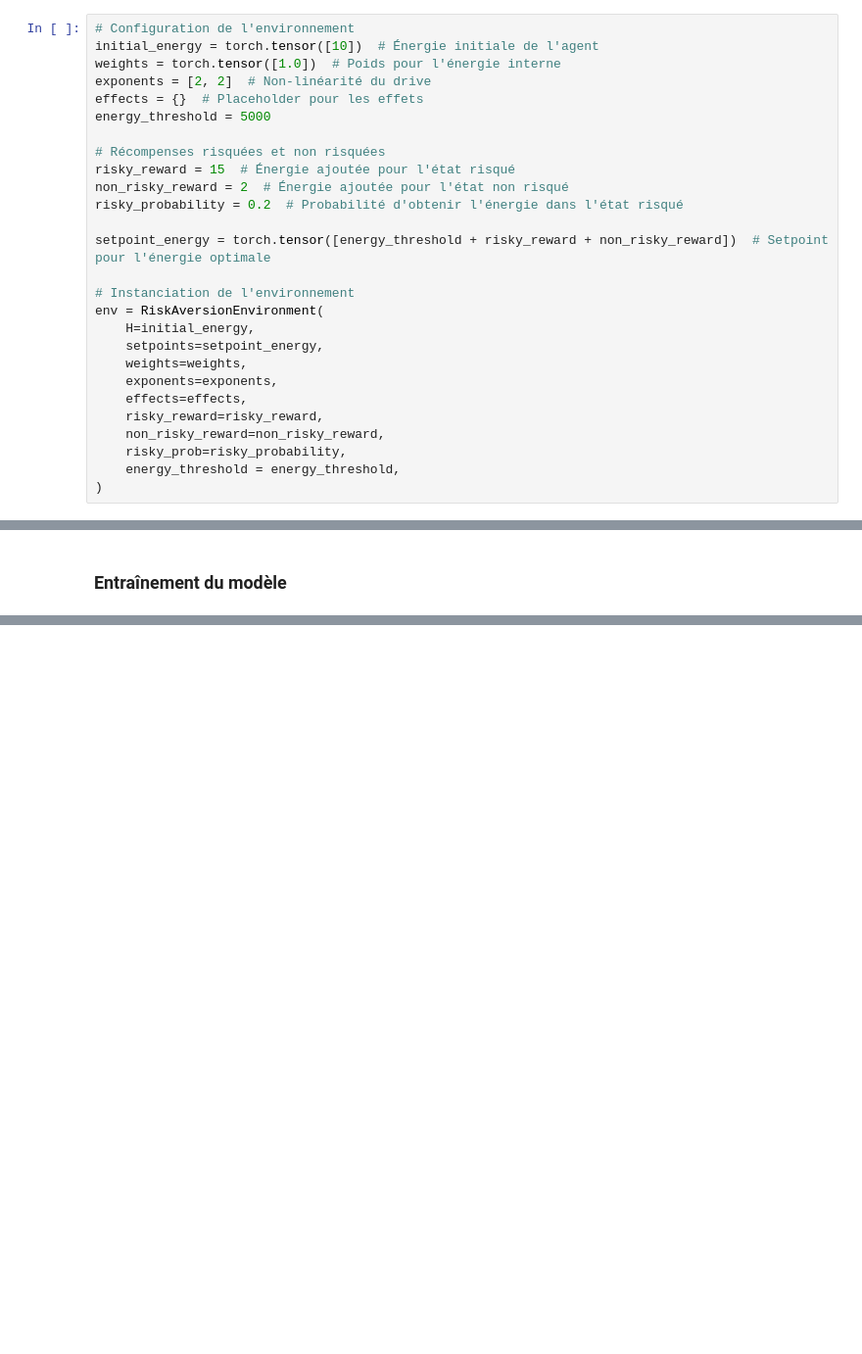
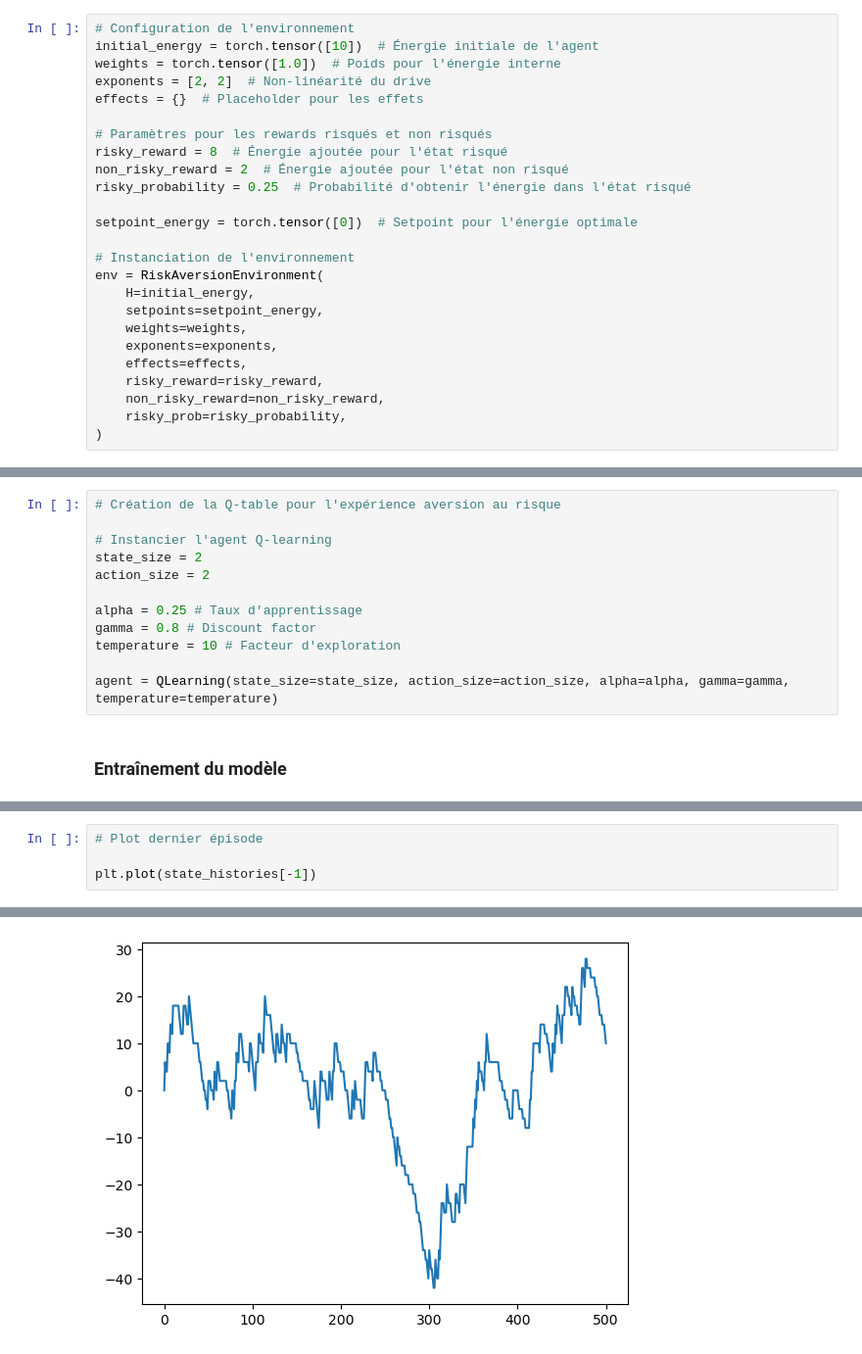
Before and after one commit to TsunomakiWatamelon/Homeostatic-Reinforcement-Learning, a Jupyter notebook: src/experiments/risk_aversion.ipynb, the cells around one changed output, grey strips where cells are left out. Shown: that part at 98% size. Saved outputs shown, nothing was run; the diff lists cells and outputs as text; blank space fills up the shorter version.

Commit message:
functional risk aversion env and exp

```diff
--- a/src/experiments/risk_aversion.ipynb
+++ b/src/experiments/risk_aversion.ipynb
@@ -26,14 +23,13 @@ initial_energy = torch.tensor([10])  # Énergie initiale de l'agent
 weights = torch.tensor([1.0])  # Poids pour l'énergie interne
 exponents = [2, 2]  # Non-linéarité du drive
 effects = {}  # Placeholder pour les effets
-energy_threshold = 5000
 
-# Récompenses risquées et non risquées
-risky_reward = 15  # Énergie ajoutée pour l'état risqué
+# Paramètres pour les rewards risqués et non risqués
+risky_reward = 8  # Énergie ajoutée pour l'état risqué
 non_risky_reward = 2  # Énergie ajoutée pour l'état non risqué
-risky_probability = 0.2  # Probabilité d'obtenir l'énergie dans l'état risqué
+risky_probability = 0.25  # Probabilité d'obtenir l'énergie dans l'état risqué
 
-setpoint_energy = torch.tensor([energy_threshold + risky_reward + non_risky_reward])  # Setpoint pour l'énergie optimale
+setpoint_energy = torch.tensor([0])  # Setpoint pour l'énergie optimale
 
 # Instanciation de l'environnement
 env = RiskAversionEnvironment(
@@ -45,7 +41,6 @@ env = RiskAversionEnvironment(
     risky_reward=risky_reward,
     non_risky_reward=non_risky_reward,
     risky_prob=risky_probability,
-    energy_threshold = energy_threshold,
 )
 # %% [markdown]
 ### Configuration de l'agent
@@ -75,3 +47,15 @@ agent = QLearning(state_size=state_size, action_size=action_size, alpha=alpha, g
+# %%
+# Création de la Q-table pour l'expérience aversion au risque
+
+# Instancier l'agent Q-learning
+state_size = 2
+action_size = 2
+
+alpha = 0.25 # Taux d'apprentissage
+gamma = 0.8 # Discount factor
+temperature = 10 # Facteur d'exploration
+
+agent = QLearning(state_size=state_size, action_size=action_size, alpha=alpha, gamma=gamma, temperature=temperature)
 # %% [markdown]
 ### Entraînement du modèle
 # %%
@@ -217,0 +121,5 @@ plt.show()
+# %%
+# Plot dernier épisode
+
+plt.plot(state_histories[-1])
+# %% [output]
@@ -217,0 +127 @@ plt.show()
+[figure, added]
```
Also changed, not shown: parts of 10 cells of this notebook, 1 other file.
